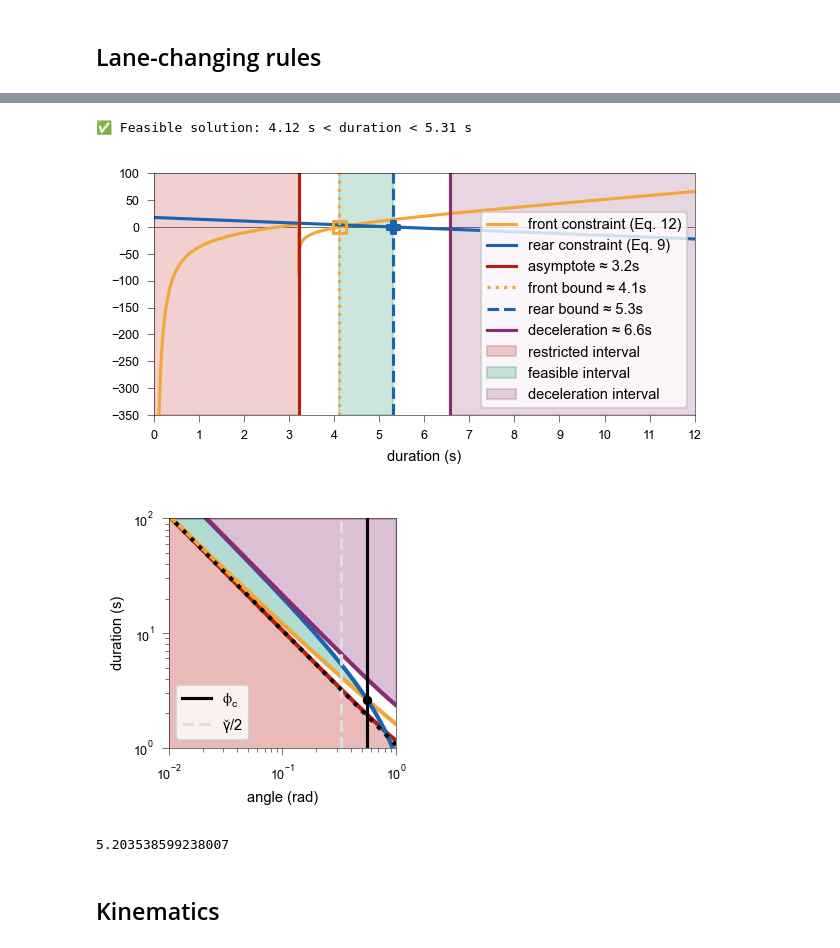
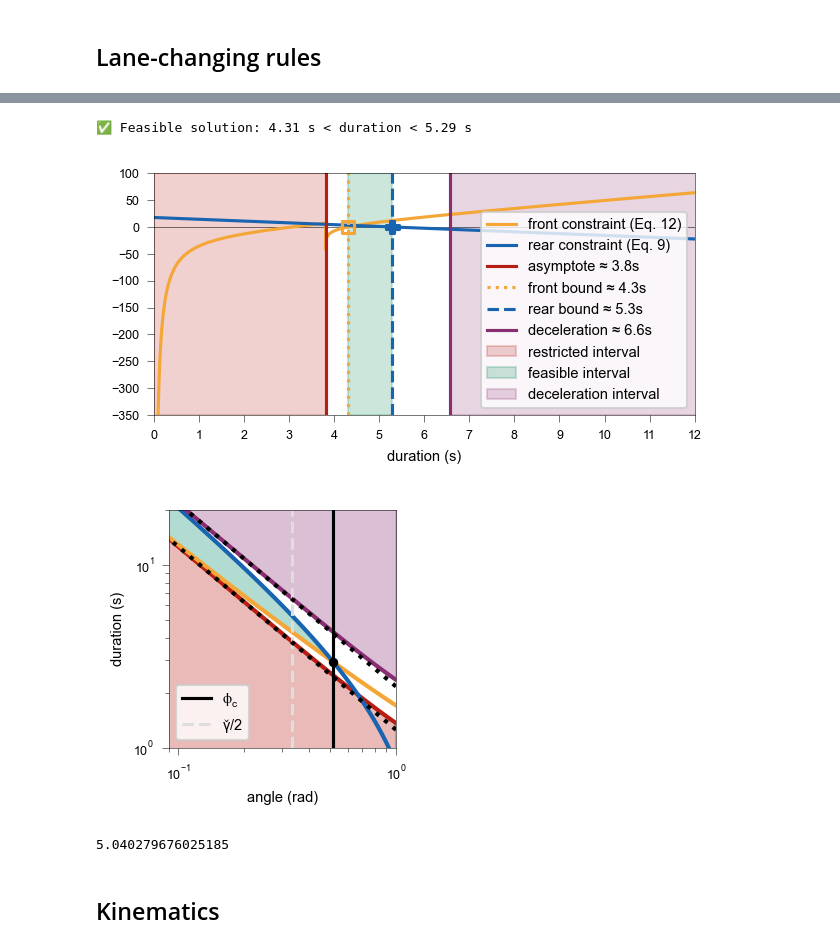
Before and after one commit to EPFL-ENAC/LUTS-pneuma-simulator, a Jupyter notebook: notebooks/discrete.ipynb, the cells around one changed output, grey strips where cells are left out. Drawn from its saved outputs; the diff is of its cells as text; code cells hidden in the pictures.

```diff
--- a/notebooks/discrete.ipynb
+++ b/notebooks/discrete.ipynb
@@ -208,6 +222,6 @@ fig.tight_layout(pad=0)
 # %% [output]
 [figure]
 # %%
-_, c_lam, c_v0, c_s0 = synthetic_fd(5, rng, mode="Car", distributed=True)
+_, c_lam, c_v0, c_s0 = synthetic_fd(5, rng, mode="Car", distributed=False)
 c_lam, c_v0, c_s0
 # %% [output]
@@ -326,10 +375,10 @@ def find_critical_phi(phi_guess, tol=1e-8):
             lambda ph: root_scalar(
                 g,
                 x0=2 * geom(ph)[0] / (params_front["v0_a"] + v_check) + 1e-15,
-                args=(s_check_l, v_check, *geom(ph)),
+                args=(s_check_l, v_check, geom(ph)[0], geom(ph)[-1]),
                 method="newton",
             ).root
-            - rear_upper_bound(s_check_f, geom(ph)[1], **params_rear),
+            - rear_upper_bound(s_check_f, geom(ph)[-1], **params_rear),
             x0=phi_guess,
             method="newton",
         )
@@ -347,7 +396,7 @@ def find_critical_phi(phi_guess, tol=1e-8):
         t_c = root_scalar(
             g,
             x0=2 * geom(phi_c)[0] / (params_front["v0_a"] + v_check) + 1e-15,
-            args=(s_check_l, v_check, *geom(phi_c)),
+            args=(s_check_l, v_check, geom(phi_c)[0], geom(phi_c)[-1]),
             method="newton",
         ).root
 
@@ -356,8 +405,8 @@ def find_critical_phi(phi_guess, tol=1e-8):
             return None, None
 
         # Check consistency: difference between front and rear at (phi_c, t_c)
-        f_val = g(t_c, s_check_l, v_check, *geom(phi_c))
-        r_val = f_eq9(t_c, s_check_f, geom(phi_c)[1], **params_rear)
+        f_val = g(t_c, s_check_l, v_check, geom(phi_c)[0], geom(phi_c)[-1])
+        r_val = f_eq9(t_c, s_check_f, geom(phi_c)[-1], **params_rear)
 
         if abs(f_val - r_val) > tol:
             return None, None
@@ -428,8 +477,10 @@ else:
 # %%
 if phi_c < phi:
     print("adjust")
-    S = geom(phi_c - 1e-12)[0]
-    Dx = geom(phi_c - 1e-12)[1]
+phi_star = min(phi, phi_c)
+S = geom(phi_star - 1e-12)[0]
+R = geom(phi_star - 1e-12)[1]
+Dx = geom(phi_star - 1e-12)[-1]
 # %%
 dt_0 = 2 * S / (params_front["v0_a"] + v_check)
 # Solve both bounds
@@ -453,7 +504,7 @@ print(dt_0, dt_front, dt_rear)
 fig, ax = plt.subplots(figsize=(10 * cm, 5 * cm), dpi=150)
 # Check feasibility
 if dt_front and dt_rear and dt_front <= dt_rear and dt_0 < dt_front:
-    times = np.linspace(0, 16, 10000)
+    times = linspace(0, 16, 10000)
     fvals_rear = [f_eq9(t,s_check_f, Dx, **params_rear) for t in times]
     fvals_front = [f_eq12(t, s_check_l, v_check, S, Dx,**params_front) for t in times]
     plt.axhline(0, color="k", linestyle="-", linewidth=.25)
@@ -477,7 +528,7 @@ if dt_front and dt_rear and dt_front <= dt_rear and dt_0 < dt_front:
     plt.xlabel("duration (s)")
     plt.legend(loc='lower right')
     plt.xlim(0, 12)
-    plt.xticks(np.arange(0,13,1))
+    plt.xticks(arange(0,13,1))
     plt.ylim(-350, 100)
     fig.tight_layout(pad=0)
     #plt.savefig("./output/sketches/lc_window.pdf", format="pdf", transparent=True)
@@ -486,27 +537,26 @@ else:
     print(dt_front,dt_rear)
     print("❌ No feasible solution in this scenario.")
 # %% [output]
-✅ Feasible solution: 4.12 s < duration < 5.31 s
+✅ Feasible solution: 4.31 s < duration < 5.29 s
-[figure, old version]
+[figure, new version]
 # %%
 # --- Sweep phi values ---
 limits, fronts, rears, accs = [], [], [], []
-f_phis_ = []
 s_phis_ = []
 s_fronts = []
 s_rears = []
-phis = np.linspace(1, 1e-2, 1000)
-for n, phi_ in enumerate(phis):
-    R_ = 0.5 * W / (1 - np.cos(phi_))
+phis = []
+phis_ = linspace(1, 5e-2, 100)
+for n, phi_ in enumerate(phis_):
+    R_ = 0.5 * W / (1 - cos(phi_))
     S_ = 2 * R_ * phi_
-    Dx_ = W / np.tan(0.5 * phi_)
+    Dx_ = W / tan(0.5 * phi_)
     dt_0_ = 2 * S_ / (params_front["v0_a"] + v_check)
     dt_slow = S_ / v_check
     # Solve both bounds
     dt_rear_ = rear_upper_bound(s_check_f, Dx_, **params_rear)
     solution = root_scalar(
         g,
-        # bracket=[dt_0_, 1e3],
         x0=dt_0_ + 1e-10,
         args=(s_check_l, v_check, S_, Dx_),
         method="newton",
@@ -519,8 +569,9 @@ for n, phi_ in enumerate(phis):
             s_phis_.append(phi_)
             s_fronts.append(dt_front_)
             s_rears.append(dt_rear_)
-
+    phis.append(phi_)
     limits.append(dt_0_)
     fronts.append(dt_front_)
     rears.append(dt_rear_)
     accs.append(dt_slow)
+phis = array(phis)
@@ -530,36 +578,38 @@ def scaling(phi):
 # %%
 %matplotlib inline
 # --- Plot ---
 fig, ax = plt.subplots(figsize=(5 * cm, 5 * cm), dpi=150)
+#ax.set_aspect("equal")
 ax.plot(phis, limits, color=RAL_3020, lw=2)
 ax.plot(phis, fronts, color=orange, lw=2)
 ax.plot(phis, rears, color=dark_blue, lw=2)
 ax.plot(phis, accs, color=dark_purple, lw=2, ls='-')
 ax.fill_between(phis, accs, 100,color=dark_purple, alpha=0.3)
-ax.plot(phis, scaling(phis), c='k', ls=':', zorder=100, lw=2)
+ax.plot(phis, scaling_0(phis,params_front["v0_a"],v_check), c='k', ls=':', zorder=100, lw=2)
+ax.plot(phis, scaling_max(phis, v_check), c='k', ls=':', zorder=100, lw=2)
 ax.set_yscale('log')
 ax.set_xscale('log')
 ax.axvline(phi_c, color='k', label="$\phi_c$")
-ax.axvline(phi, color=grey, ls="--", label="$\gamma\check/2$")
+ax.axvline(phi, color=grey, ls="--", lw=1.5, label="$\gamma\check/2$")
 # Feasible interval
 ax.fill_between(s_phis_, s_fronts, s_rears, color=dark_teal, alpha=0.3)
 ax.fill_between(phis, limits, color=RAL_3020, alpha=0.3)
-#plt.axvline(phi_c_B, color='k', )
+# Critical point
 ax.scatter(phi_c,t_c, marker='.', lw=1.5,c='k',zorder=100)
 ax.set_xlabel("angle (rad)")
 ax.set_ylabel("duration (s)")
-plt.xlim(1e0, 1e-2)
-ax.invert_xaxis()
-plt.ylim(1e0, 1e2)
+plt.xlim(9e-2,1 )
+plt.ylim(1e0,2e1)
 plt.legend()
 fig.tight_layout(pad=0)
 #plt.savefig("./output/sketches/phi_inverse.pdf", format="pdf", transparent=True)
 plt.show()
 # %% [output]
-[figure, old version]
+[figure, new version]
 # %%
+theta_star = -sign(y_check) * phi_star
 # Time duration of maneuver
 Dt = rng.uniform(low=dt_front, high=S / v_check)
 Dt
 # %% [output]
-5.203538599238007
+5.040279676025185
```
Also changed, not shown: parts of 39 cells of this notebook.
